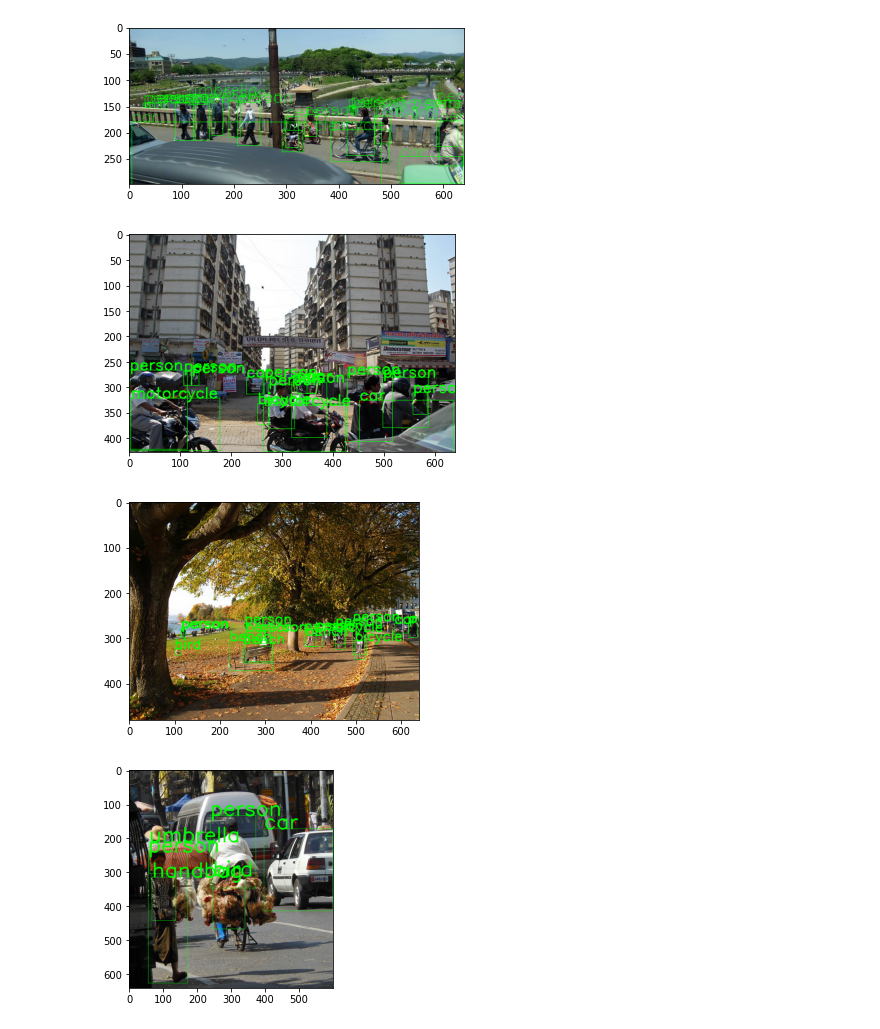
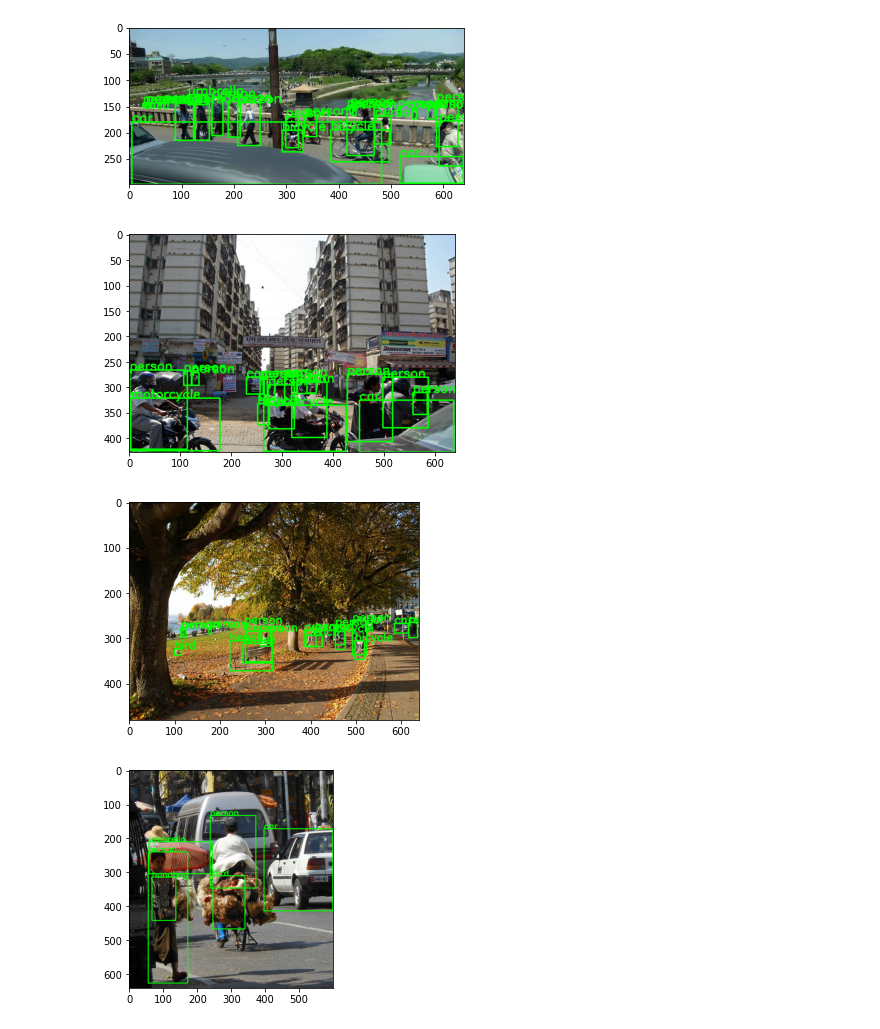
Before and after one commit to sangeeta-yadav-iisc/Advanced-Image-Processing, a Jupyter notebook: assignment5/fasterrcnn.ipynb, the cells around one changed output. Drawn from its saved outputs; the diff is of its cells as text; code cells hidden in the pictures.

Commit message:
Result images

```diff
--- a/assignment5/fasterrcnn.ipynb
+++ b/assignment5/fasterrcnn.ipynb
@@ -54,23 +54,29 @@ def get_prediction_url(model, url, threshold):
     pred_class = pred_class[:pred_t+1]
     return pred_boxes, pred_class
 # %%
-def object_detection_api_url(model, url, threshold=0.5, rect_th=5, text_size=2, text_th=5):
+def object_detection_api_url(j,model, url, threshold=0.5, rect_th=5, text_size=2, text_th=5):
     boxes, pred_cls = get_prediction_url(model,url, threshold)
     img =np.array(Image.open(requests.get(url, stream=True).raw))
-    rect_th = int(0.002*img.shape[0])
-    text_size = int(0.004*img.shape[0])
-    text_th = int(0.005*img.shape[0])
+    # rect_th = int(0.002*img.shape[0])
+    # text_size = int(0.004*img.shape[0])
+    # text_th = int(0.005*img.shape[0])
 
     plt.figure()
     for i in range(len(boxes)):
         cv2.rectangle(img,boxes[i][0],boxes[i][1],color=(0, 255, 0), thickness=rect_th)
         cv2.putText(img,pred_cls[i], boxes[i][0], cv2.FONT_HERSHEY_SIMPLEX, text_size, (0,255,0),thickness=text_th)
+    plt.savefig(f"./results/fasterrcnn/{j}.png")
     plt.imshow(img)
 # %%
-for url in img_url:
-    object_detection_api_url(model,url, threshold=0.75)
+rect_th = 2
+text_size = 0.8
+text_th = 2
+threshold=0.7
+
+for j,url in enumerate(img_url,1):
+    object_detection_api_url(j,model,url, threshold,rect_th, text_size, text_th)
 # %% [output]
-[figure, old version]
+[figure, new version]
-[figure, old version]
+[figure, new version]
-[figure, old version]
+[figure, new version]
-[figure, old version]
+[figure, new version]
```
Also changed, not shown: parts of 1 cell of this notebook, 16 other files.
